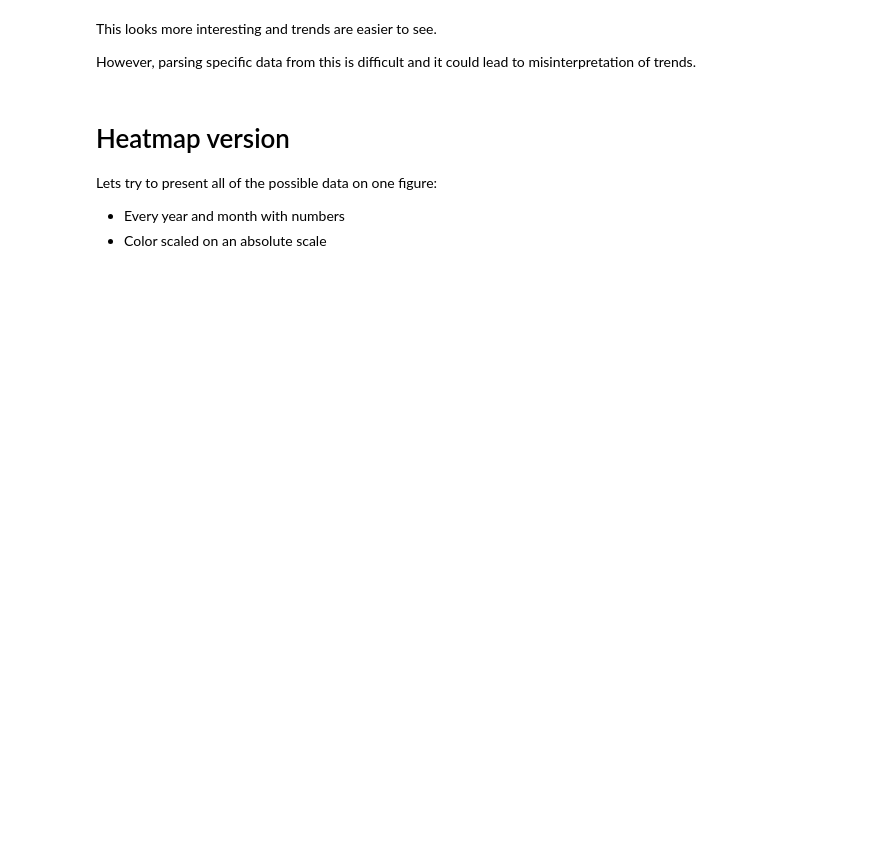
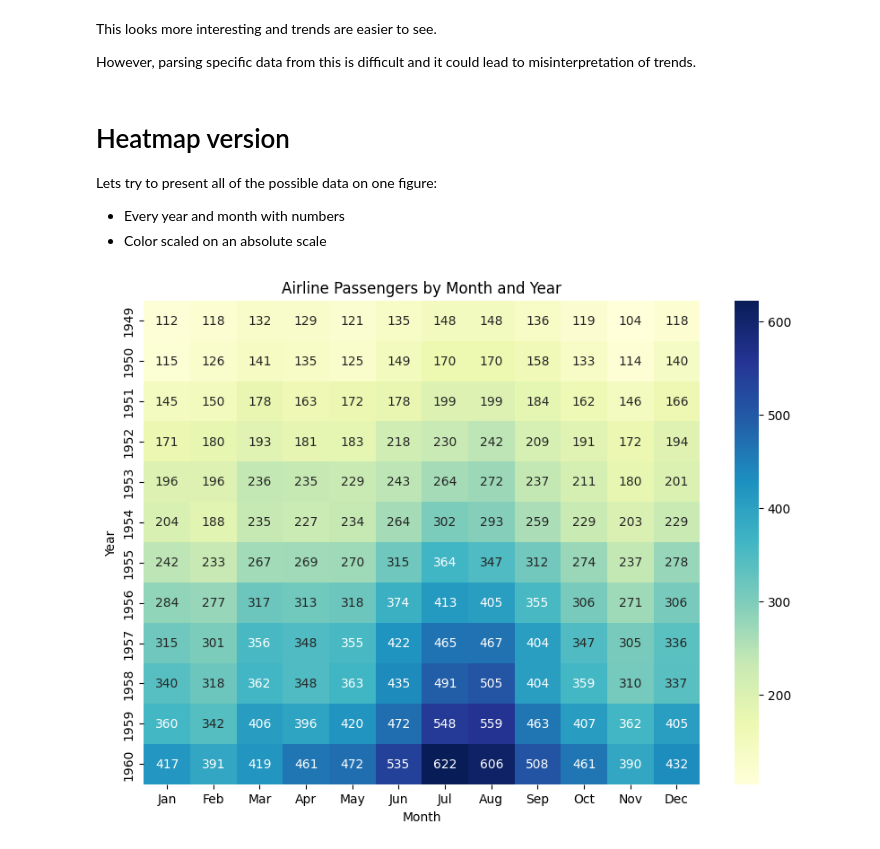
Before and after one commit to DrexelEngineering/ENGR131W25, a Jupyter notebook: jupyterbook/week_8/lecture/8_flight_data.ipynb, the cells around one changed output. Cells and saved outputs as stored; diff of their text form; code cells hidden in the pictures; blank space fills up the shorter version.

```diff
--- a/jupyterbook/week_8/lecture/8_flight_data.ipynb
+++ b/jupyterbook/week_8/lecture/8_flight_data.ipynb
@@ -137,10 +151,11 @@ Lets try to present all of the possible data on one figure:
 - Color scaled on an absolute scale
 # %%
 flights_pivot = flights.pivot(index="year", columns="month", values="passengers")
-flights_pivot = flights_pivot[::-1]  # Reverses the index order
 plt.figure(figsize=(10, 7))
 sns.heatmap(flights_pivot, cmap="YlGnBu", annot=True, fmt="d")
 plt.title("Airline Passengers by Month and Year")
 plt.ylabel("Year")
 plt.xlabel("Month")
 plt.show()
+# %% [output]
+[figure, added]
```
Also changed, not shown: parts of 5 cells of this notebook, 1 other file.
